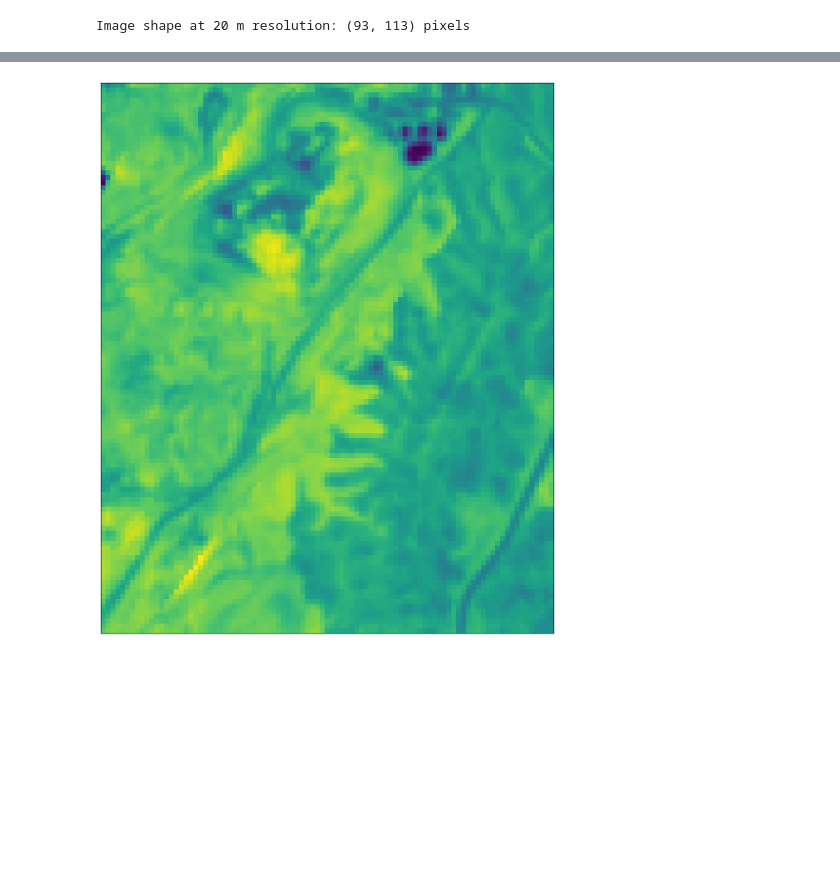
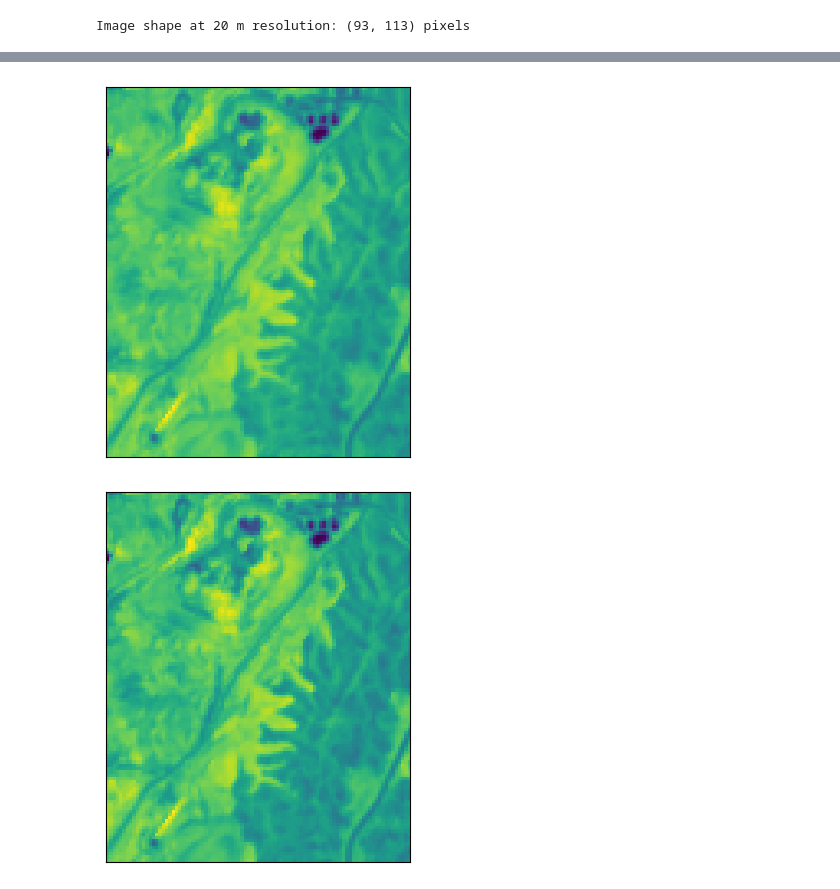
Before and after one commit to rab2807/thesis-repo, a Jupyter notebook: downloader.ipynb, the cells around one changed output, grey strips where cells are left out. Saved outputs shown, nothing was run; the diff lists cells and outputs as text; code cells hidden in the pictures; blank space fills up the shorter version.

```diff
--- a/downloader.ipynb
+++ b/downloader.ipynb
@@ -53,8 +53,8 @@ def download_data(date, bbox, area_size, config, bands=12, mosaicking="SIMPLE"):
         start_date = date
         end_date = date
     elif(mosaicking == "TILE"):
-        start_date = date - datetime.timedelta(days=30)
-        end_date = date + datetime.timedelta(days=30)
+        start_date = date - datetime.timedelta(days=60)
+        end_date = date + datetime.timedelta(days=60)
 
     evalscript_all_bands = f"""
     //VERSION=3
@@ -210,8 +203,3 @@ area_size = bbox_to_dimensions(bbox, resolution=resolution)
 print(f"Image shape at {resolution} m resolution: {area_size} pixels")
 # %% [output]
 Image shape at 20 m resolution: (93, 113) pixels
-# %%
-all_bands_response = download_data(date, bbox, area_size, config, 2, "TILE")
-metadata = all_bands_response[0]['tiles']
-# print(f"Dates with available data: {available_dates}")
-print(len(metadata))
@@ -219,0 +206,4 @@ print(len(metadata))
+# %%
+available_dates = get_available_dates(date.strftime('%Y-%m-%dT%H:%M:%SZ'), center_lat, center_lon)
+
+print(len(available_dates))
@@ -220,13 +212,11 @@ print(len(metadata))
 # %%
-start_date = metadata[len(metadata)-1]['date'][:10]
-end_date = metadata[0]['date'][:10]
-folder_name = f"./data/{start_date}_{end_date}"
+start_date = available_dates[len(available_dates) - 1][:10]
+end_date = available_dates[0][:10]
+folder_name = f"./data/{start_date}_{end_date}" # folder name is start-date_end-date
 os.makedirs(folder_name, exist_ok=True)
 
-for md in metadata:
-    date = md['date']
-    print(date)
-    all_bands_response = download_data(date, bbox, area_size, config, 12, "SIMPLE")
+for date in available_dates:
+    all_bands_response = download_data(date, bbox, area_size, config, 2, "SIMPLE") # download B11 and B12 bands
     image_data = all_bands_response[0]['default.tif']
     json_data = all_bands_response[0]['userdata.json']['tiles'][0]
     json_data['dimensions'] = image_data.shape
@@ -263,10 +244,16 @@ Downloaded data for 2022-06-14T08:31:38Z
 # %%
-curr_date="2022-06-14"
-image = np.load(f"{folder_name}/{curr_date}.npy")
-plot_image(image[:, :, 10])
+# traverse the 'folder_name', get the first image and plot it
+for file in os.listdir(folder_name):
+    if file.endswith('.npy'):
+        image = np.load(f"{folder_name}/{file}")
+        print('shape: ', image.shape)
+        plot_image(image[:, :, 0]) # B11
+        plot_image(image[:, :, 1]) # B12
 
-# open corresponding json file to get metadata
-with open(f"{folder_name}/{curr_date}.json", "r") as f:
-    metadata = json.load(f)
-print(metadata)
+        # open corresponding json file to get metadata
+        with open(f"{folder_name}/{file[:-4]}.json") as f:
+            metadata = json.load(f)
+            print(metadata)
+
+        break
 # %% [output]
@@ -274 +262,2 @@ print(metadata)
-[figure, old version]
+[figure, new version]
+[figure, added]
```
Also changed, not shown: parts of 7 cells of this notebook.
